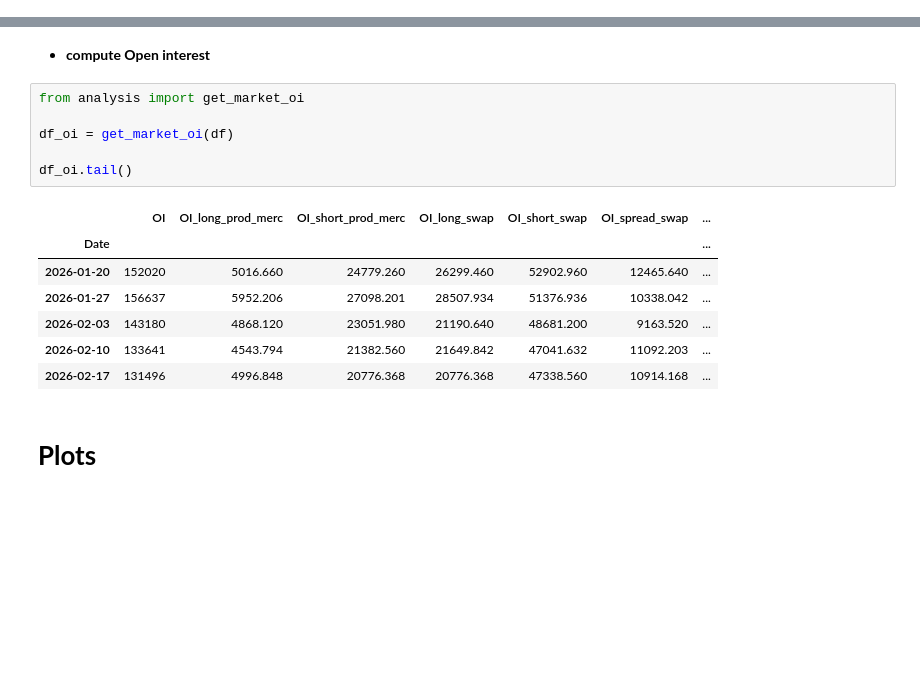
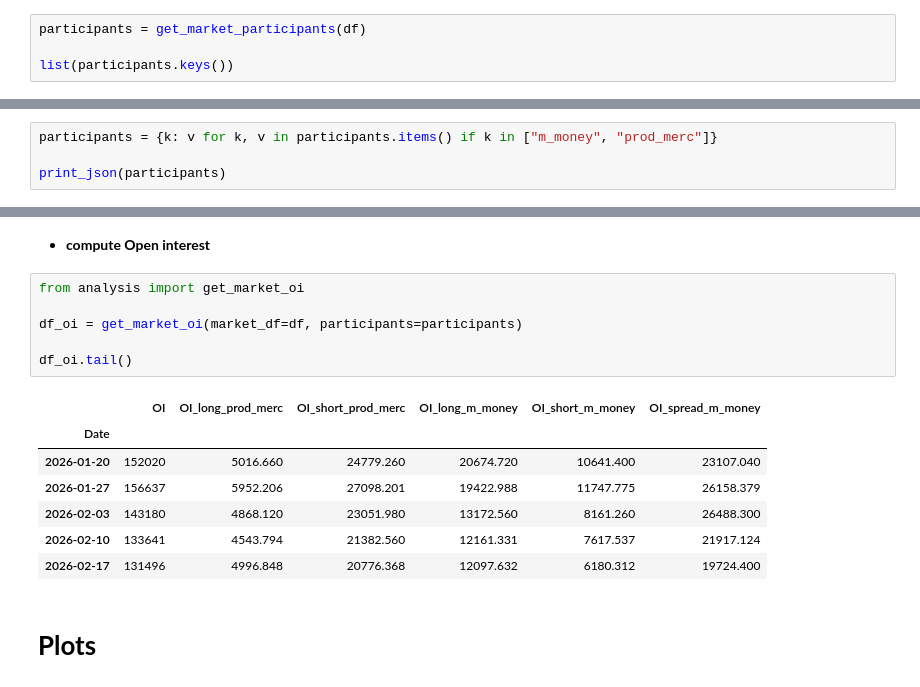
Before and after one commit to mod7ex/COT-analysis, a Jupyter notebook: analysis/open-interest.ipynb, the cells around one changed output, grey strips where cells are left out. Cells and saved outputs as stored; diff of their text form; blank space fills up the shorter version.

```diff
--- a/analysis/open-interest.ipynb
+++ b/analysis/open-interest.ipynb
@@ -32,0 +36,4 @@ df.tail(4)
+# %%
+participants = get_market_participants(df)
+
+list(participants.keys())
@@ -32,0 +42,4 @@ df.tail(4)
+# %%
+participants = {k: v for k, v in participants.items() if k in ["m_money", "prod_merc"]}
+
+print_json(participants)
@@ -35,17 +66,17 @@ df.tail(4)
 # %%
 from analysis import get_market_oi
 
-df_oi = get_market_oi(df)
+df_oi = get_market_oi(market_df=df, participants=participants)
 
 df_oi.tail()
 # %% [output]
-|  | OI | OI_long_prod_merc | OI_short_prod_merc | OI_long_swap | OI_short_swap | OI_spread_swap | ... |
-| Date |  |  |  |  |  |  | ... |
-| 2026-01-20 | 152020 | 5016.660 | 24779.260 | 26299.460 | 52902.960 | 12465.640 | ... |
-| 2026-01-27 | 156637 | 5952.206 | 27098.201 | 28507.934 | 51376.936 | 10338.042 | ... |
-| 2026-02-03 | 143180 | 4868.120 | 23051.980 | 21190.640 | 48681.200 | 9163.520 | ... |
-| 2026-02-10 | 133641 | 4543.794 | 21382.560 | 21649.842 | 47041.632 | 11092.203 | ... |
-| 2026-02-17 | 131496 | 4996.848 | 20776.368 | 20776.368 | 47338.560 | 10914.168 | ... |
+|  | OI | OI_long_prod_merc | OI_short_prod_merc | OI_long_m_money | OI_short_m_money | OI_spread_m_money |
+| Date |  |  |  |  |  |  |
+| 2026-01-20 | 152020 | 5016.660 | 24779.260 | 20674.720 | 10641.400 | 23107.040 |
+| 2026-01-27 | 156637 | 5952.206 | 27098.201 | 19422.988 | 11747.775 | 26158.379 |
+| 2026-02-03 | 143180 | 4868.120 | 23051.980 | 13172.560 | 8161.260 | 26488.300 |
+| 2026-02-10 | 133641 | 4543.794 | 21382.560 | 12161.331 | 7617.537 | 21917.124 |
+| 2026-02-17 | 131496 | 4996.848 | 20776.368 | 12097.632 | 6180.312 | 19724.400 |
 # %% [markdown]
 # **Plots**
 # %%
```
Also changed, not shown: parts of 4 cells of this notebook, 8 other files.
